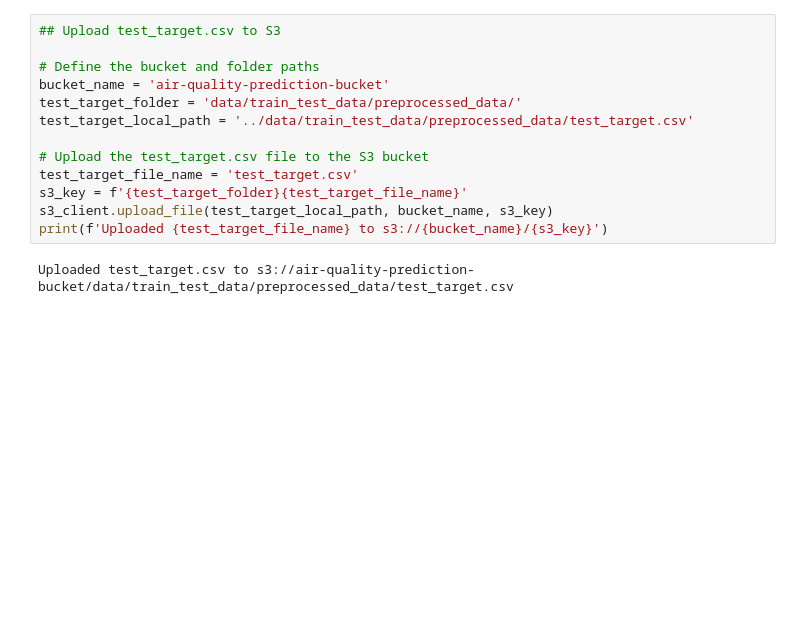
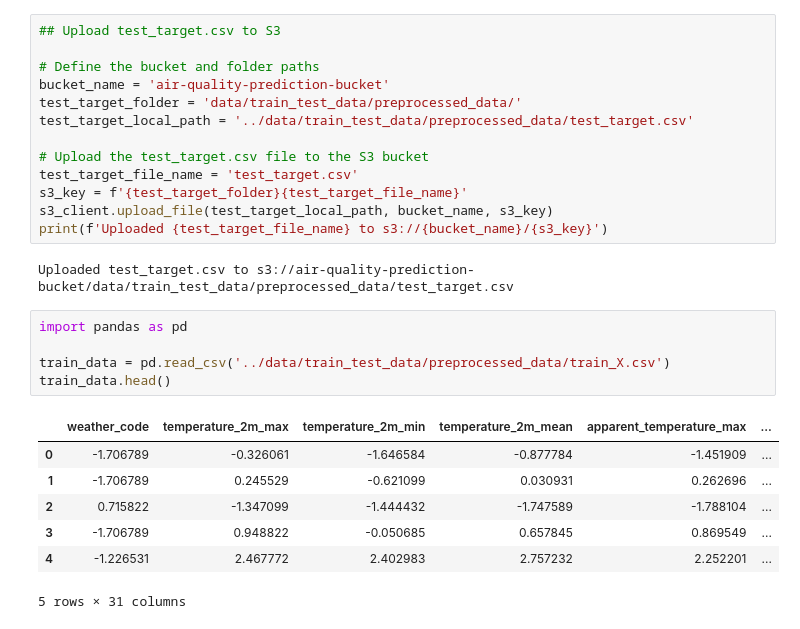
Before and after one commit to NembotJules/Cameroon-Air-Quality-Prediction, a Jupyter notebook: notebooks/Modeling.ipynb, the cells around one changed output. Drawn from its saved outputs; the diff is of its cells as text; blank space fills up the shorter version.

```diff
--- a/notebooks/Modeling.ipynb
+++ b/notebooks/Modeling.ipynb
@@ -494,3 +494,16 @@ s3_client.upload_file(test_target_local_path, bucket_name, s3_key)
 print(f'Uploaded {test_target_file_name} to s3://{bucket_name}/{s3_key}')
 # %% [output]
 Uploaded test_target.csv to s3://air-quality-prediction-bucket/data/train_test_data/preprocessed_data/test_target.csv
+# %%
+import pandas as pd
+
+train_data = pd.read_csv('../data/train_test_data/preprocessed_data/train_X.csv')
+train_data.head()
+# %% [output]
+|  | weather_code | temperature_2m_max | temperature_2m_min | temperature_2m_mean | apparent_temperature_max | ... |
+| 0 | -1.706789 | -0.326061 | -1.646584 | -0.877784 | -1.451909 | ... |
+| 1 | -1.706789 | 0.245529 | -0.621099 | 0.030931 | 0.262696 | ... |
+| 2 | 0.715822 | -1.347099 | -1.444432 | -1.747589 | -1.788104 | ... |
+| 3 | -1.706789 | 0.948822 | -0.050685 | 0.657845 | 0.869549 | ... |
+| 4 | -1.226531 | 2.467772 | 2.402983 | 2.757232 | 2.252201 | ... |
+5 rows × 31 columns
```
Also changed, not shown: parts of 1 cell of this notebook.
